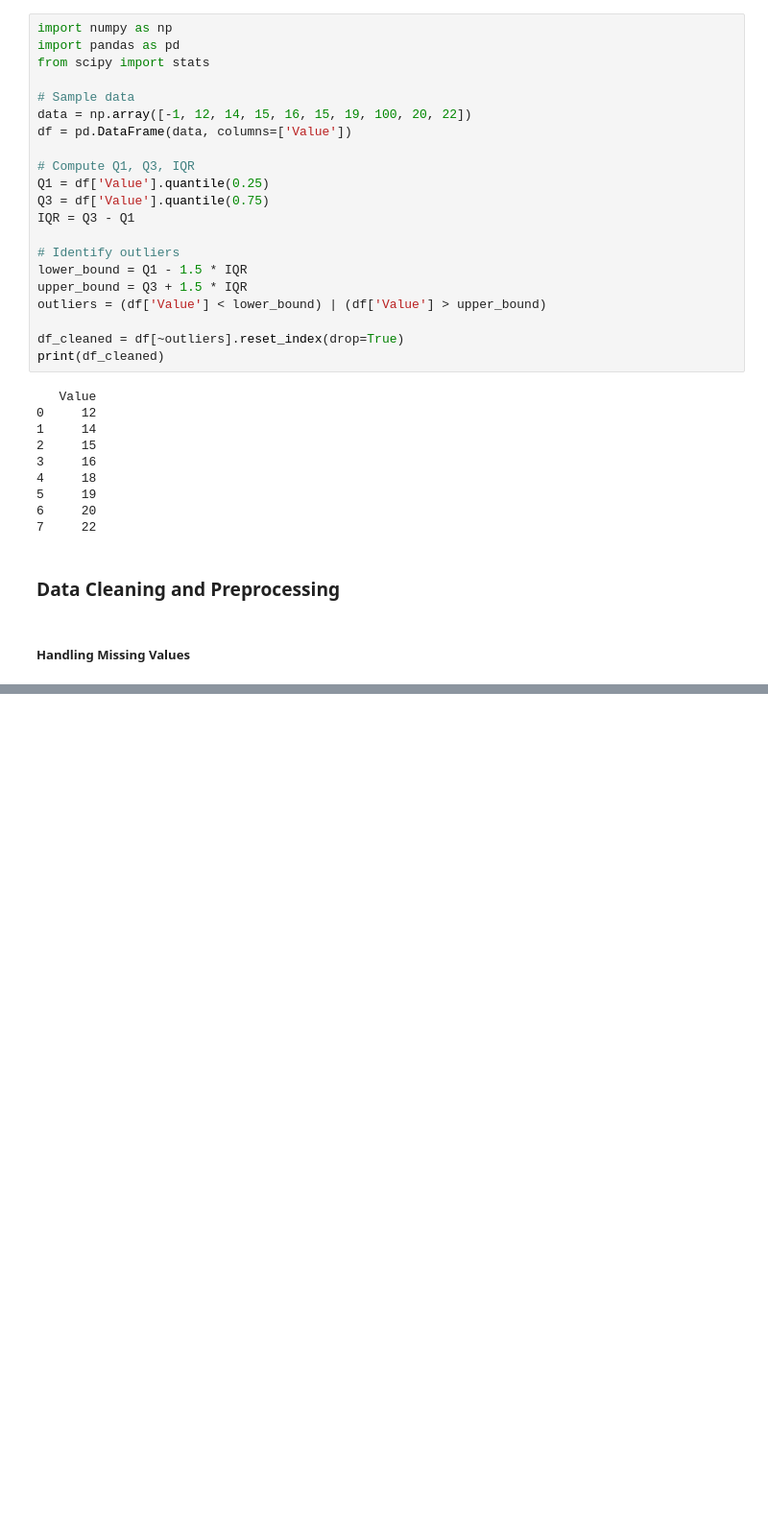
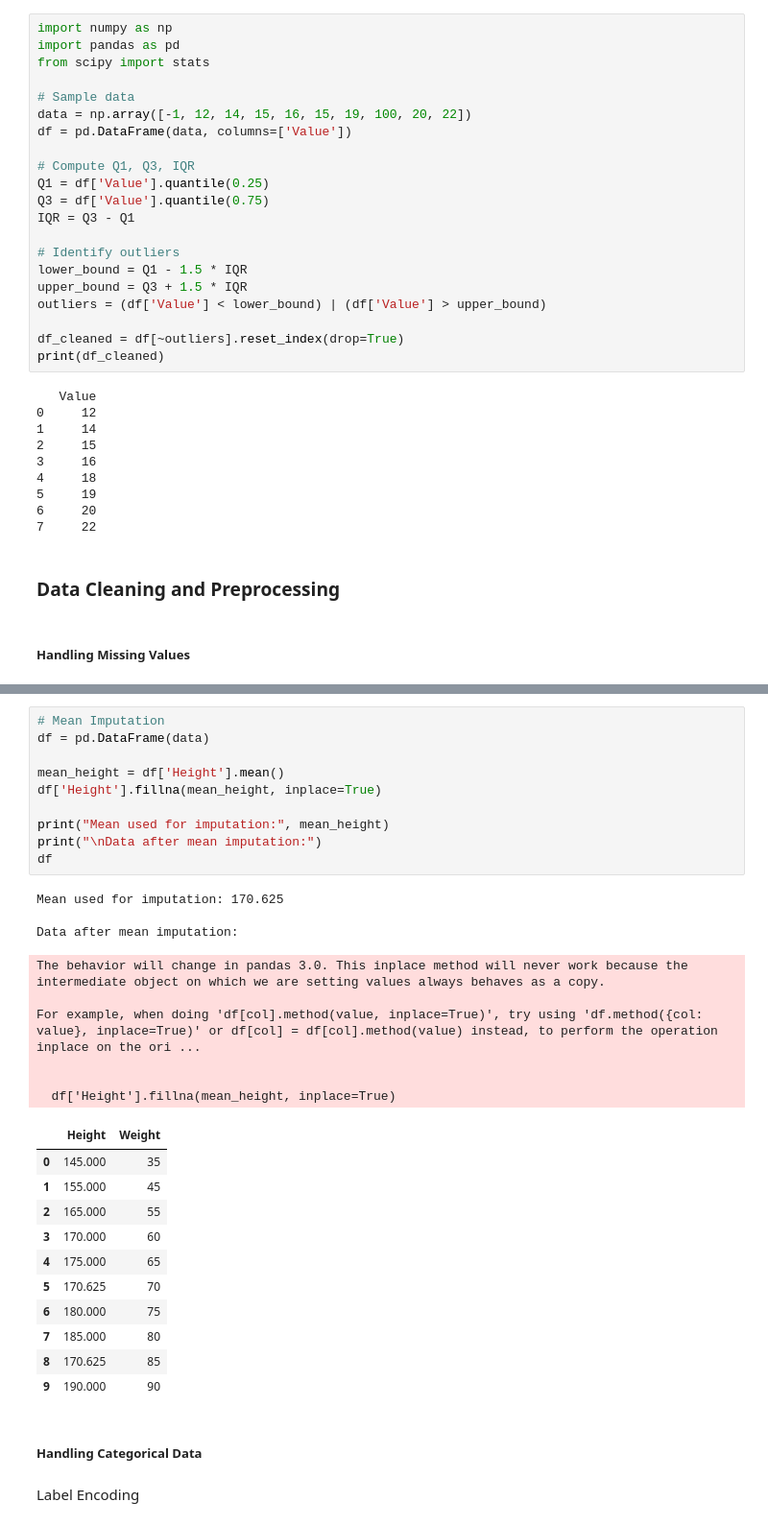
Before and after one commit to horacekangholie/ds-eda-data-preprocessing, a Jupyter notebook: notebooks/data_preprocessing.ipynb, the cells around one changed output, grey strips where cells are left out. Shown at 96% size. Drawn from its saved outputs; the diff is of its cells as text; blank space fills up the shorter version.

```diff
--- a/notebooks/data_preprocessing.ipynb
+++ b/notebooks/data_preprocessing.ipynb
@@ -237,0 +310,35 @@ print(df_cleaned)
+# %%
+# Mean Imputation
+df = pd.DataFrame(data)
+
+mean_height = df['Height'].mean()
+df['Height'].fillna(mean_height, inplace=True)
+
+print("Mean used for imputation:", mean_height)
+print("\nData after mean imputation:")
+df
+# %% [output]
+Mean used for imputation: 170.625
+
+Data after mean imputation:
+The behavior will change in pandas 3.0. This inplace method will never work because the intermediate object on which we are setting values always behaves as a copy.
+
+For example, when doing 'df[col].method(value, inplace=True)', try using 'df.method({col: value}, inplace=True)' or df[col] = df[col].method(value) instead, to perform the operation inplace on the ori ...
+
+
+  df['Height'].fillna(mean_height, inplace=True)
+|  | Height | Weight |
+| 0 | 145.000 | 35 |
+| 1 | 155.000 | 45 |
+| 2 | 165.000 | 55 |
+| 3 | 170.000 | 60 |
+| 4 | 175.000 | 65 |
+| 5 | 170.625 | 70 |
+| 6 | 180.000 | 75 |
+| 7 | 185.000 | 80 |
+| 8 | 170.625 | 85 |
+| 9 | 190.000 | 90 |
+# %% [markdown]
+##### Handling Categorical Data
+# %% [markdown]
+Label Encoding
```
Also changed, not shown: parts of 6 cells of this notebook, 1 other file.
